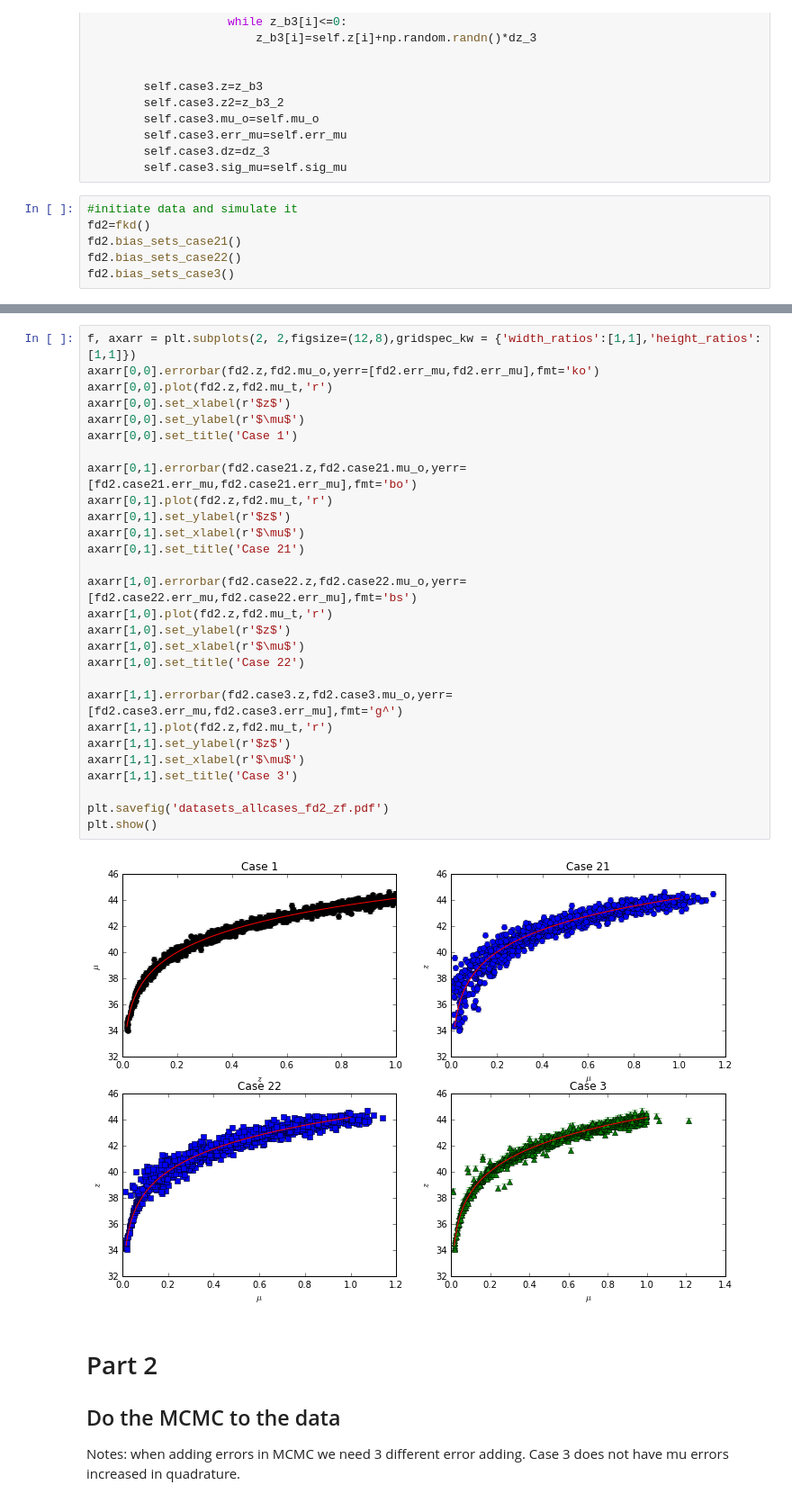
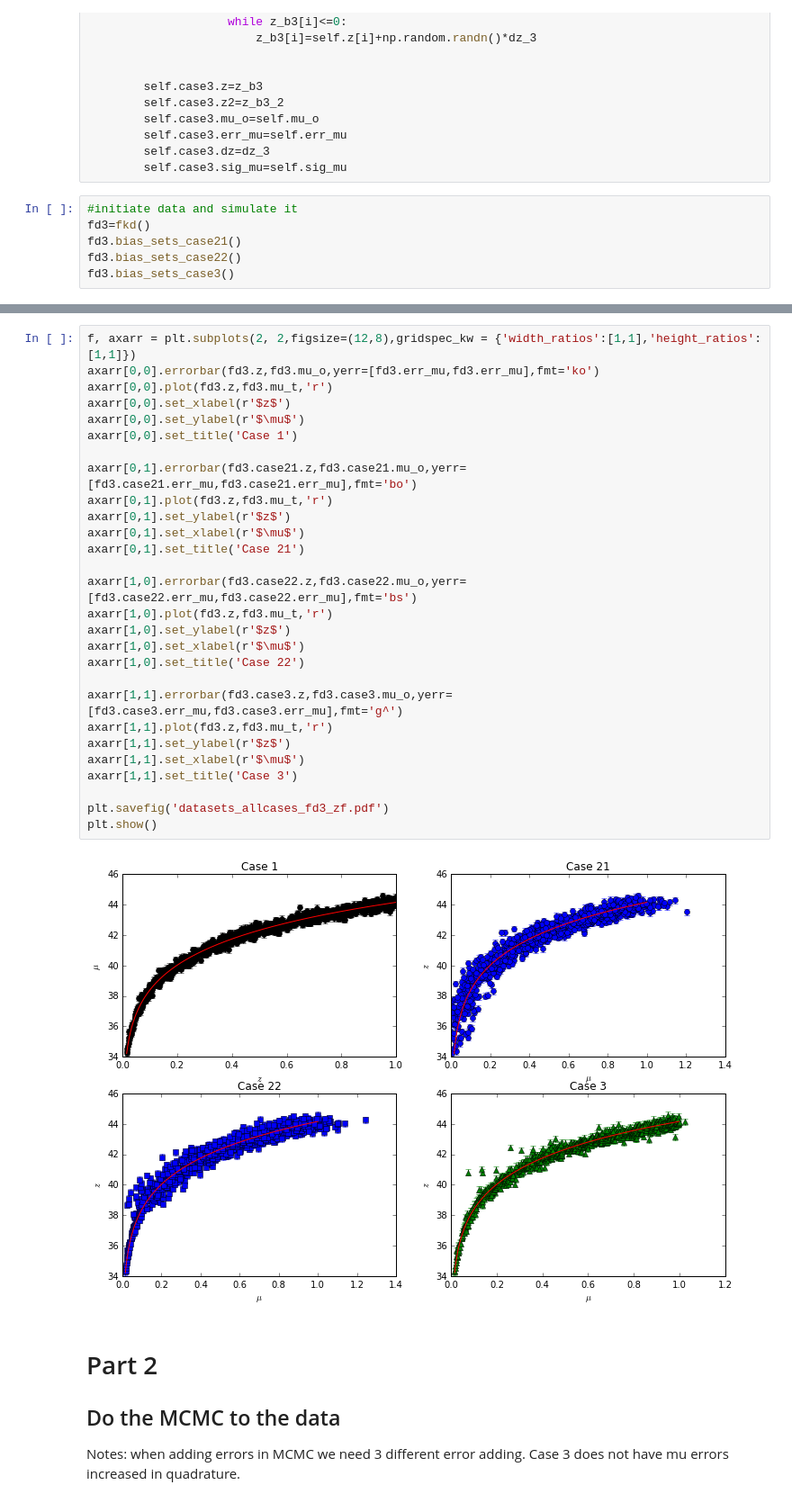
Before and after one commit to P-1884/COSMIC-BEAMS, a Jupyter notebook: zBEAMS_zf.ipynb, the cells around one changed output, grey strips where cells are left out. Shown at 90% size. Drawn from its saved outputs; the diff is of its cells as text.

```diff
--- a/zBEAMS_zf.ipynb
+++ b/zBEAMS_zf.ipynb
@@ -142,10 +142,10 @@ class fkd:
         self.case3.sig_mu=self.sig_mu
 # %%
 #initiate data and simulate it
-fd2=fkd()
-fd2.bias_sets_case21()
-fd2.bias_sets_case22()
-fd2.bias_sets_case3()
+fd3=fkd()
+fd3.bias_sets_case21()
+fd3.bias_sets_case22()
+fd3.bias_sets_case3()
 # %%
 # save data and plot it
 
@@ -164,33 +164,33 @@ save_sim_data(fd2.case3,dataset,3)
 # %%
 f, axarr = plt.subplots(2, 2,figsize=(12,8),gridspec_kw = {'width_ratios':[1,1],'height_ratios':[1,1]})
-axarr[0,0].errorbar(fd2.z,fd2.mu_o,yerr=[fd2.err_mu,fd2.err_mu],fmt='ko')
-axarr[0,0].plot(fd2.z,fd2.mu_t,'r')
+axarr[0,0].errorbar(fd3.z,fd3.mu_o,yerr=[fd3.err_mu,fd3.err_mu],fmt='ko')
+axarr[0,0].plot(fd3.z,fd3.mu_t,'r')
 axarr[0,0].set_xlabel(r'$z$')
 axarr[0,0].set_ylabel(r'$\mu$')
 axarr[0,0].set_title('Case 1')
 
-axarr[0,1].errorbar(fd2.case21.z,fd2.case21.mu_o,yerr=[fd2.case21.err_mu,fd2.case21.err_mu],fmt='bo')
-axarr[0,1].plot(fd2.z,fd2.mu_t,'r')
+axarr[0,1].errorbar(fd3.case21.z,fd3.case21.mu_o,yerr=[fd3.case21.err_mu,fd3.case21.err_mu],fmt='bo')
+axarr[0,1].plot(fd3.z,fd3.mu_t,'r')
 axarr[0,1].set_ylabel(r'$z$')
 axarr[0,1].set_xlabel(r'$\mu$')
 axarr[0,1].set_title('Case 21')
 
-axarr[1,0].errorbar(fd2.case22.z,fd2.case22.mu_o,yerr=[fd2.case22.err_mu,fd2.case22.err_mu],fmt='bs')
-axarr[1,0].plot(fd2.z,fd2.mu_t,'r')
+axarr[1,0].errorbar(fd3.case22.z,fd3.case22.mu_o,yerr=[fd3.case22.err_mu,fd3.case22.err_mu],fmt='bs')
+axarr[1,0].plot(fd3.z,fd3.mu_t,'r')
 axarr[1,0].set_ylabel(r'$z$')
 axarr[1,0].set_xlabel(r'$\mu$')
 axarr[1,0].set_title('Case 22')
 
-axarr[1,1].errorbar(fd2.case3.z,fd2.case3.mu_o,yerr=[fd2.case3.err_mu,fd2.case3.err_mu],fmt='g^')
-axarr[1,1].plot(fd2.z,fd2.mu_t,'r')
+axarr[1,1].errorbar(fd3.case3.z,fd3.case3.mu_o,yerr=[fd3.case3.err_mu,fd3.case3.err_mu],fmt='g^')
+axarr[1,1].plot(fd3.z,fd3.mu_t,'r')
 axarr[1,1].set_ylabel(r'$z$')
 axarr[1,1].set_xlabel(r'$\mu$')
 axarr[1,1].set_title('Case 3')
 
-plt.savefig('datasets_allcases_fd2_zf.pdf')
+plt.savefig('datasets_allcases_fd3_zf.pdf')
 plt.show()
 # %% [output]
-[figure, old version]
+[figure, new version]
 # %% [markdown]
 # Part 2
 
```
Also changed, not shown: parts of 20 cells of this notebook, 14 other files.
